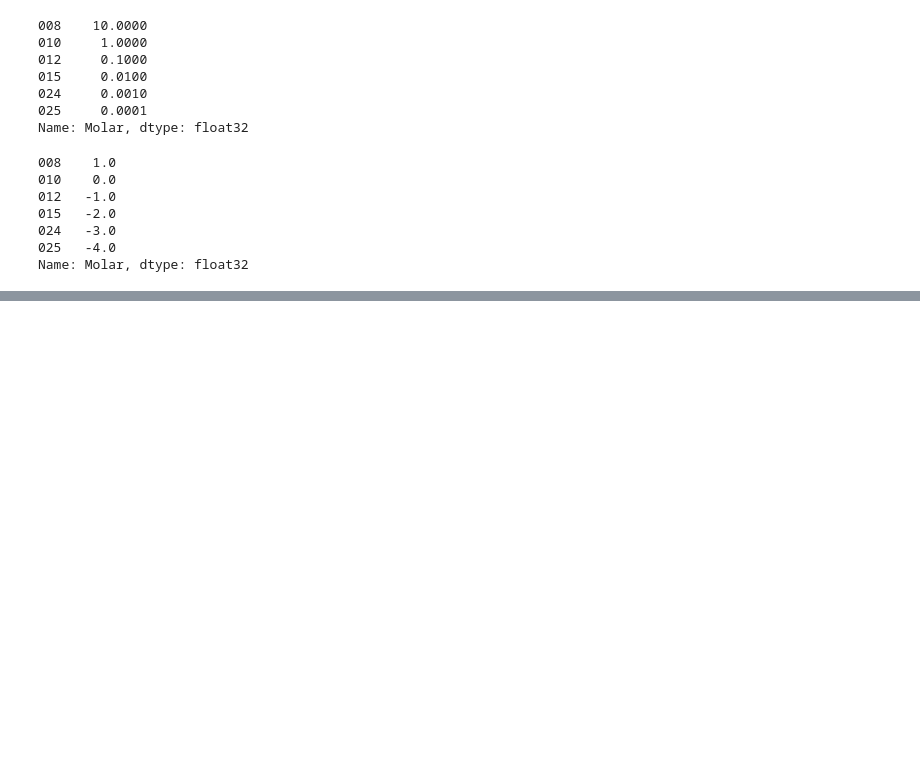
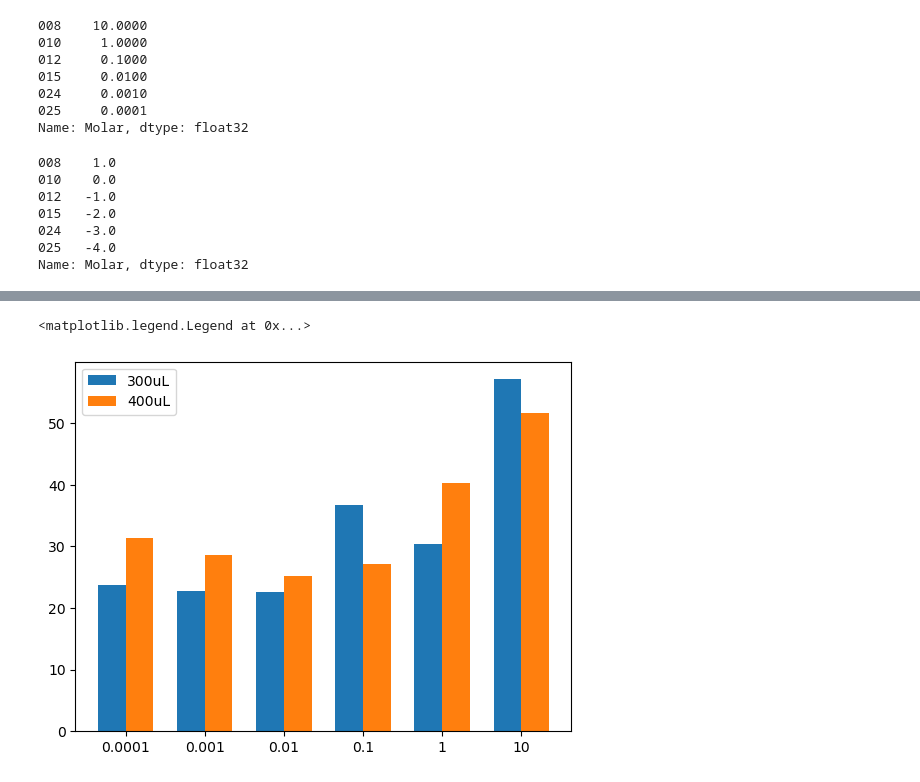
Before and after one commit to muthuganeshece/CVProjects, a Jupyter notebook: Colorimetry/Notebook/09_06_2025_ResultsAnalysis.ipynb, the cells around one changed output, grey strips where cells are left out. Cells and saved outputs as stored; diff of their text form; code cells hidden in the pictures; blank space fills up the shorter version.

```diff
--- a/Colorimetry/Notebook/09_06_2025_ResultsAnalysis.ipynb
+++ b/Colorimetry/Notebook/09_06_2025_ResultsAnalysis.ipynb
@@ -324,0 +382,23 @@ Name: Molar, dtype: float32
+# %%
+def calc_eucledian(df):
+    mean_cols = [col for col in list(df.columns) if 'mean' in col.lower()]
+    mean_values = df[mean_cols]
+    mean_mat = df[mean_cols].to_numpy()
+    mean_dist = []
+    min_dist = []
+    for i in range(mean_mat.shape[0]):
+        dist = np.sqrt(np.sum((mean_mat - mean_mat[i]) ** 2, axis=1))
+        mean_dist.append(np.mean(dist))
+        min_dist.append(sorted(dist)[1])
+    return mean_dist, min_dist
+# %%
+df_300 = final_df[final_df['Dye'] == 300]
+df_400 = final_df[final_df['Dye'] == 400]
+
+mean_dist, min_dist = calc_eucledian(df_300)
+df_300.loc[:, 'Mean_Distance'] = mean_dist
+df_300.loc[:, 'Nearest_Distance'] = min_dist
+
+mean_dist, min_dist = calc_eucledian(df_400)
+df_400.loc[:, 'Mean_Distance'] = mean_dist
+df_400.loc[:, 'Nearest_Distance'] = min_dist
@@ -324,0 +426,18 @@ Name: Molar, dtype: float32
+# %%
+labels = df_300.sort_values(by = 'Molar')['Molar']
+values1 = df_300.sort_values(by = 'Molar')['Mean_Distance']  # e.g., Mean R values
+values2 = df_400.sort_values(by = 'Molar')['Mean_Distance']  # e.g., Mean G values
+
+x = np.arange(len(labels))  # label locations
+width = 0.35  # width of the bars
+
+# Plotting
+fig, ax = plt.subplots()
+bars1 = ax.bar(x - width/2, values1, width, label='300uL')
+bars2 = ax.bar(x + width/2, values2, width, label='400uL')
+ax.set_xticks(x)
+ax.set_xticklabels(list(labels))
+ax.legend()
+# %% [output]
+<matplotlib.legend.Legend at 0x...>
+[figure, added]
```
Also changed, not shown: parts of 15 cells of this notebook, 1 other file.
